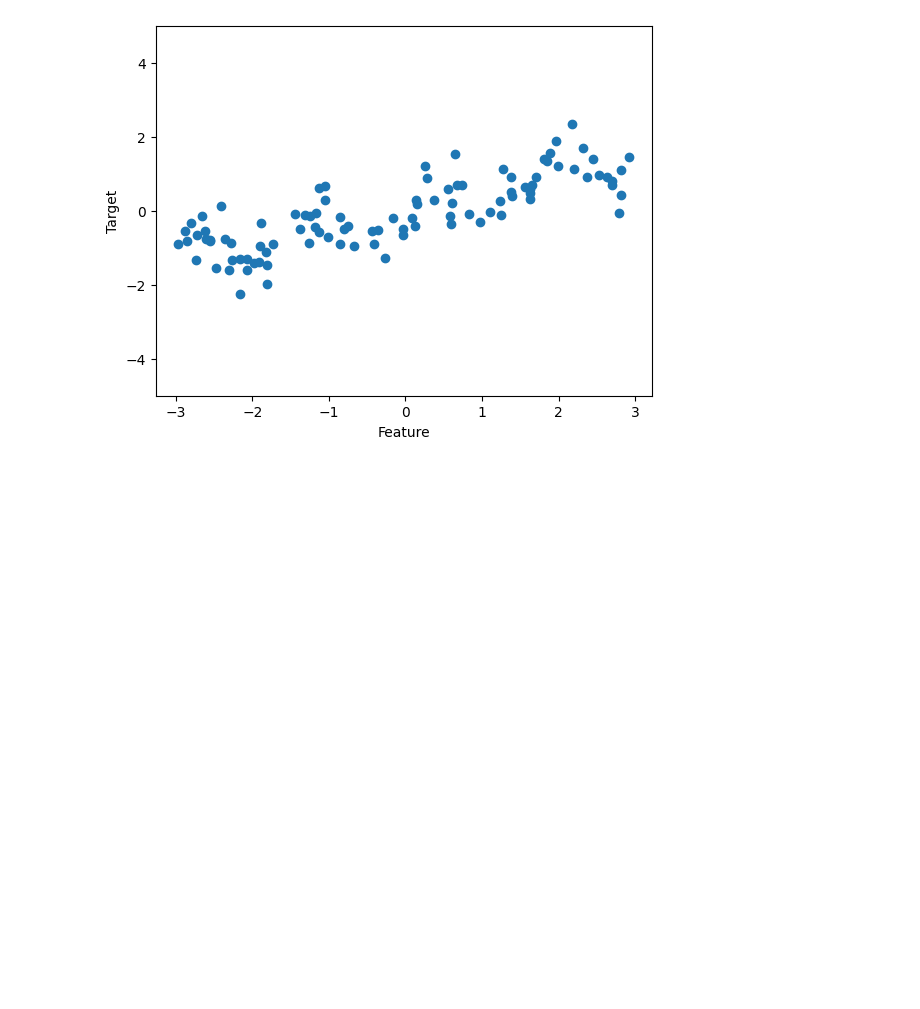
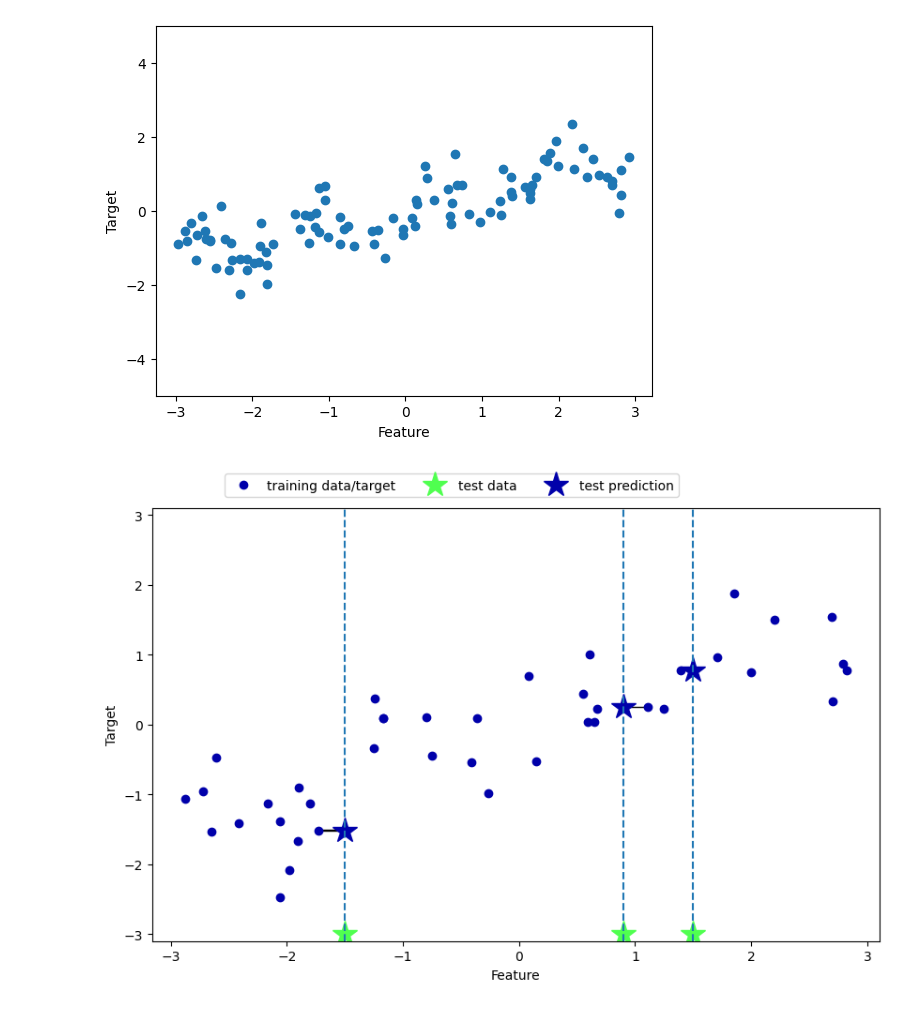
Before and after one commit to it-AVNG/ML_AI_study, a Jupyter notebook: intro2ML/chapter2/wave_datasets.ipynb, the cells around one changed output. Saved outputs shown, nothing was run; the diff lists cells and outputs as text; code cells hidden in the pictures; blank space fills up the shorter version.

```diff
--- a/intro2ML/chapter2/wave_datasets.ipynb
+++ b/intro2ML/chapter2/wave_datasets.ipynb
@@ -14,3 +14,7 @@ plt.ylabel("Target")
 # %% [output]
 Text(0, 0.5, 'Target')
 [figure]
+# %%
+mglearn.plots.plot_knn_regression(n_neighbors=1)
+# %% [output]
+[figure, added]
```
Also changed, not shown: parts of 8 cells of this notebook.
